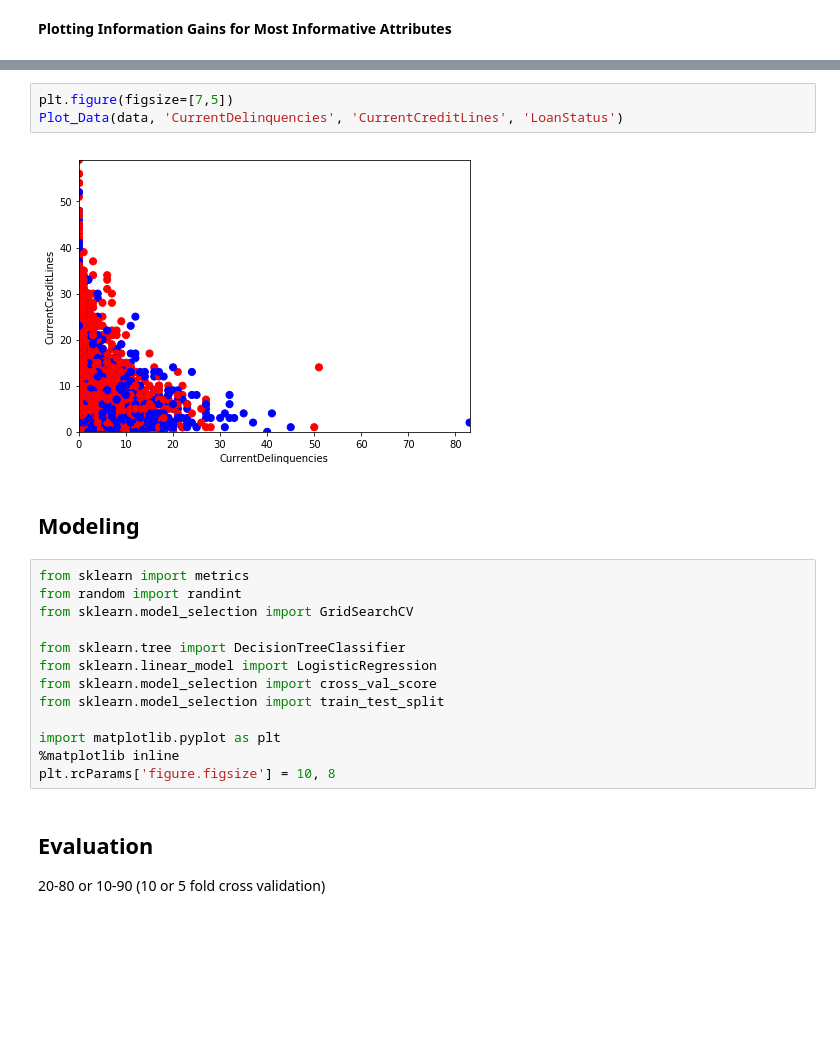
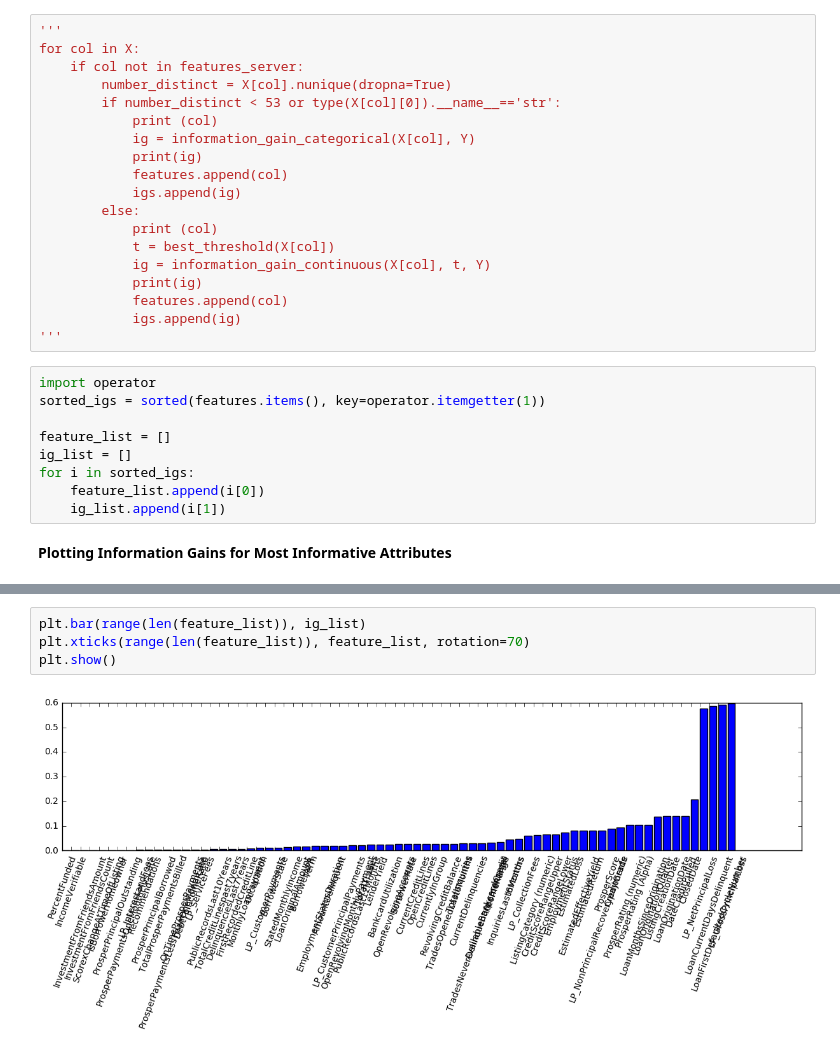
Before and after one commit to jahnavik/proser-loan-default, a Jupyter notebook: ProsperLoan.ipynb, the cells around one changed output, grey strips where cells are left out. Cells and saved outputs as stored; diff of their text form; blank space fills up the shorter version.

```diff
--- a/ProsperLoan.ipynb
+++ b/ProsperLoan.ipynb
@@ -769,2 +869,30 @@ TypeError: '<=' not supported between instances of 'float' and 'str'
+# %%
+'''
+for col in X:
+    if col not in features_server:
+        number_distinct = X[col].nunique(dropna=True)
+        if number_distinct < 53 or type(X[col][0]).__name__=='str':
+            print (col)
+            ig = information_gain_categorical(X[col], Y)
+            print(ig)
+            features.append(col)
+            igs.append(ig)
+        else:
+            print (col)
+            t = best_threshold(X[col])
+            ig = information_gain_continuous(X[col], t, Y)
+            print(ig)
+            features.append(col)
+            igs.append(ig)
+'''
+# %%
+import operator
+sorted_igs = sorted(features.items(), key=operator.itemgetter(1))
+
+feature_list = []
+ig_list = []
+for i in sorted_igs:
+    feature_list.append(i[0])
+    ig_list.append(i[1])
 # %% [markdown]
 **Plotting Information Gains for Most Informative Attributes**
@@ -825,24 +899,6 @@ def Decision_Surface(data, target, model):
-# %%
-plt.figure(figsize=[7,5])
-Plot_Data(data, 'CurrentDelinquencies', 'CurrentCreditLines', 'LoanStatus')
-# %% [output]
-[figure, removed]
-# %% [markdown]
-## Modeling
-# %%
-from sklearn import metrics
-from random import randint
-from sklearn.model_selection import GridSearchCV
-
-from sklearn.tree import DecisionTreeClassifier
-from sklearn.linear_model import LogisticRegression
-from sklearn.model_selection import cross_val_score
-from sklearn.model_selection import train_test_split
-
-import matplotlib.pyplot as plt
-%matplotlib inline
-plt.rcParams['figure.figsize'] = 10, 8
-# %% [markdown]
-## Evaluation
-
-20-80 or 10-90 (10 or 5 fold cross validation)
+# %%
+plt.bar(range(len(feature_list)), ig_list)
+plt.xticks(range(len(feature_list)), feature_list, rotation=70)
+plt.show()
+# %% [output]
+[figure, added]
```
Also changed, not shown: parts of 219 cells of this notebook, 1 other file.
